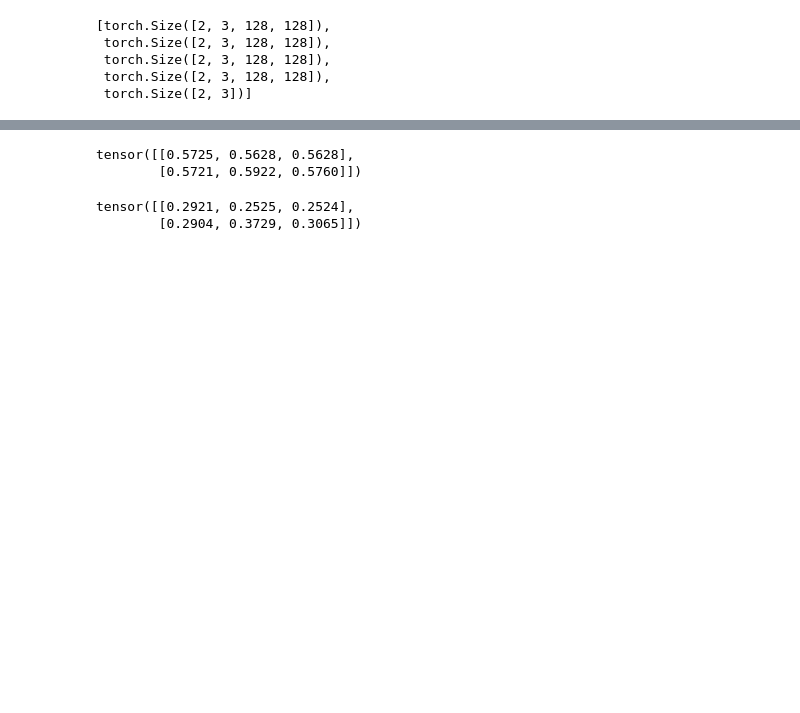
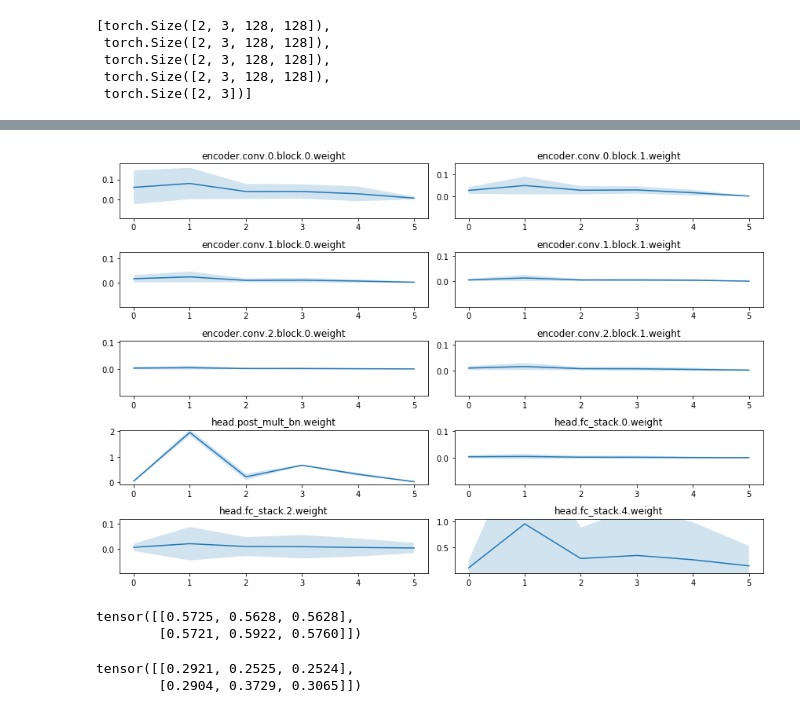
Before and after one commit to hdmamin/self-supervised-vision-exp, a Jupyter notebook: notebooks/nb03-lightning-first-test.ipynb, the cells around one changed output, grey strips where cells are left out. Saved outputs shown, nothing was run; the diff lists cells and outputs as text; code cells hidden in the pictures; blank space fills up the shorter version.

```diff
--- a/notebooks/nb03-lightning-first-test.ipynb
+++ b/notebooks/nb03-lightning-first-test.ipynb
@@ -1256,3 +1338,17 @@ COMET INFO: Uploading stats to Comet before program termination (may take severa
+# %%
+cb = t.callbacks['CometCallbackWithGrads']
+fig, ax = plt.subplots(len(cb.means) // 2, 2, figsize=(12, 8))
+for axi, (k, v) in zip(ax.flatten(), cb.means.items()):
+    v = np.array(v)
+    stds = np.array(cb.stds[k])
+    axi.plot(v, label=k)
+    axi.fill_between(range(len(v)), v + stds, v - stds, alpha=.2)
+    axi.set_ylim(min(v) - .1, max(v) + .1)
+    axi.set_title(k)
+plt.tight_layout()
+plt.show()
+# %% [output]
+[figure, added]
 # %%
 t.predict(*xb, logits=False)
 # %% [output]
```
Also changed, not shown: parts of 21 cells of this notebook, 3 other files.
